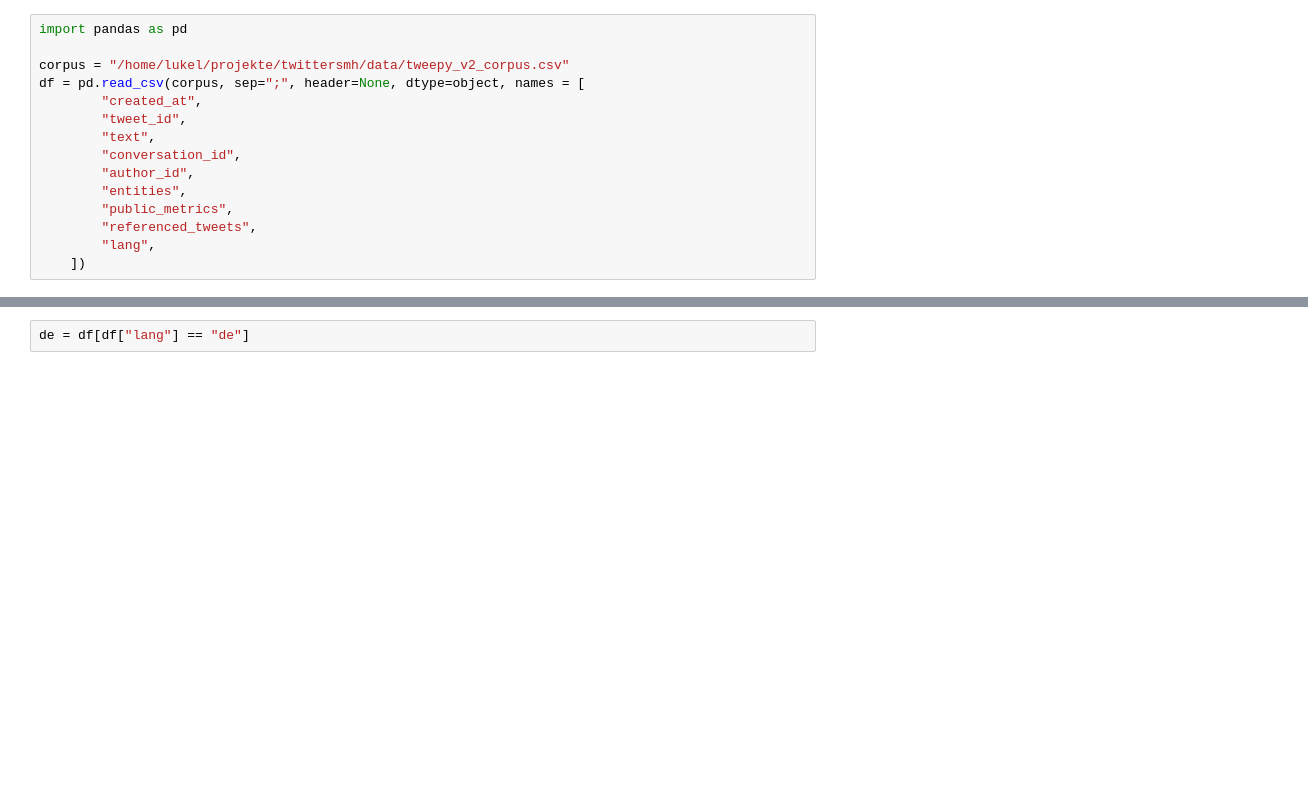
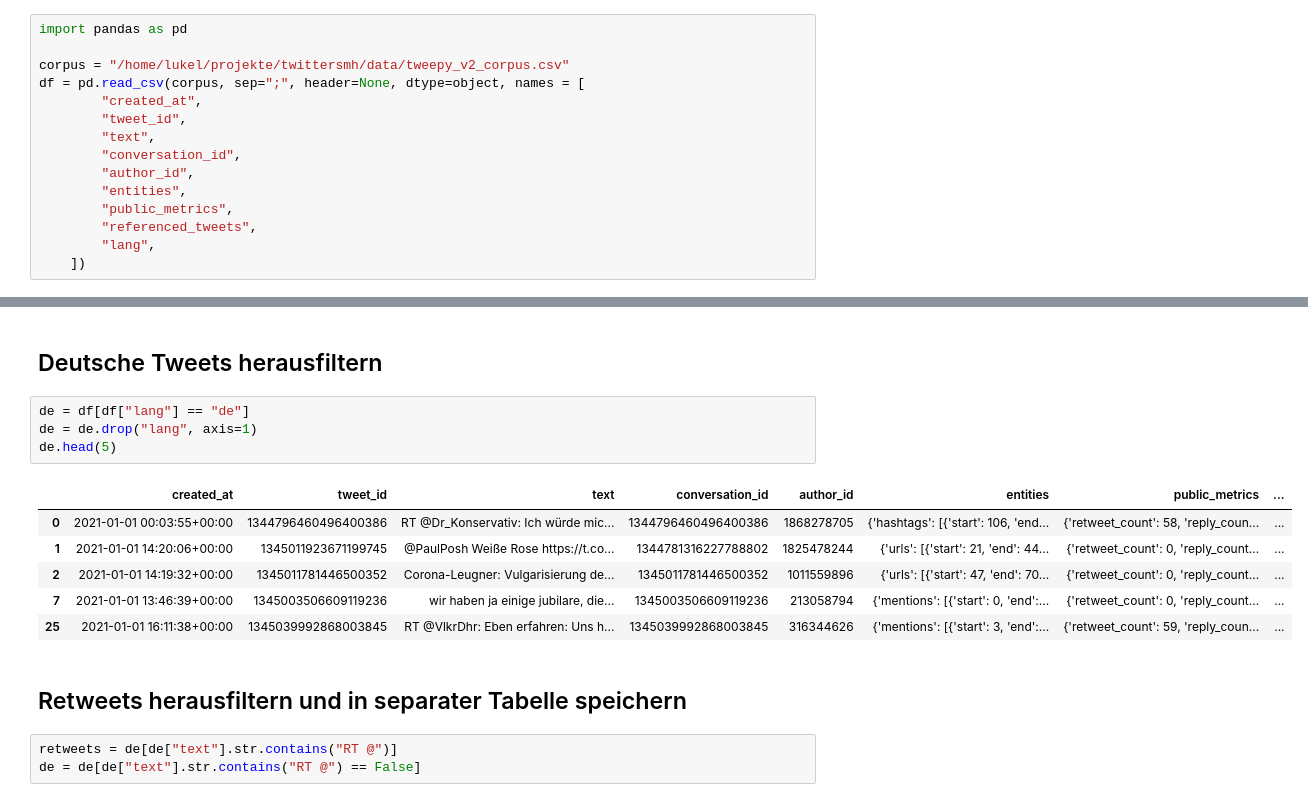
Before and after one commit to lguenth/twittersmh, a Jupyter notebook: parser/parser.ipynb, the cells around one changed output, grey strips where cells are left out. Drawn from its saved outputs; the diff is of its cells as text; blank space fills up the shorter version.

```diff
--- a/parser/parser.ipynb
+++ b/parser/parser.ipynb
@@ -50,2 +60,18 @@ df.head(5)
+# %% [markdown]
+## Deutsche Tweets herausfiltern
 # %%
 de = df[df["lang"] == "de"]
+de = de.drop("lang", axis=1)
+de.head(5)
+# %% [output]
+|  | created_at | tweet_id | text | conversation_id | author_id | entities | public_metrics | ... |
+| 0 | 2021-01-01 00:03:55+00:00 | 1344796460496400386 | RT @Dr_Konservativ: Ich würde mic... | 1344796460496400386 | 1868278705 | {'hashtags': [{'start': 106, 'end... | {'retweet_count': 58, 'reply_coun... | ... |
+| 1 | 2021-01-01 14:20:06+00:00 | 1345011923671199745 | @PaulPosh Weiße Rose https://t.co... | 1344781316227788802 | 1825478244 | {'urls': [{'start': 21, 'end': 44... | {'retweet_count': 0, 'reply_count... | ... |
+| 2 | 2021-01-01 14:19:32+00:00 | 1345011781446500352 | Corona-Leugner: Vulgarisierung de... | 1345011781446500352 | 1011559896 | {'urls': [{'start': 47, 'end': 70... | {'retweet_count': 0, 'reply_count... | ... |
+| 7 | 2021-01-01 13:46:39+00:00 | 1345003506609119236 | wir haben ja einige jubilare, die... | 1345003506609119236 | 213058794 | {'mentions': [{'start': 0, 'end':... | {'retweet_count': 0, 'reply_count... | ... |
+| 25 | 2021-01-01 16:11:38+00:00 | 1345039992868003845 | RT @VlkrDhr: Eben erfahren: Uns h... | 1345039992868003845 | 316344626 | {'mentions': [{'start': 3, 'end':... | {'retweet_count': 59, 'reply_coun... | ... |
+# %% [markdown]
+## Retweets herausfiltern und in separater Tabelle speichern
+# %%
+retweets = de[de["text"].str.contains("RT @")]
+de = de[de["text"].str.contains("RT @") == False]
```
Also changed, not shown: parts of 17 cells of this notebook, 5 other files.
